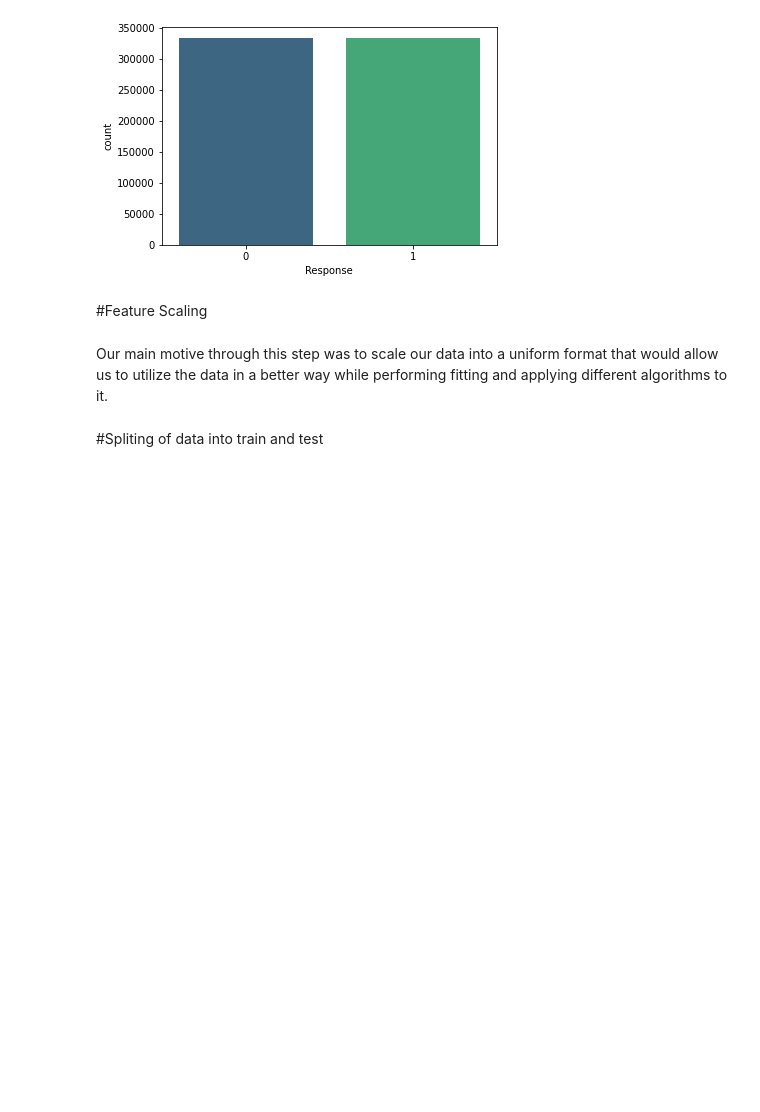
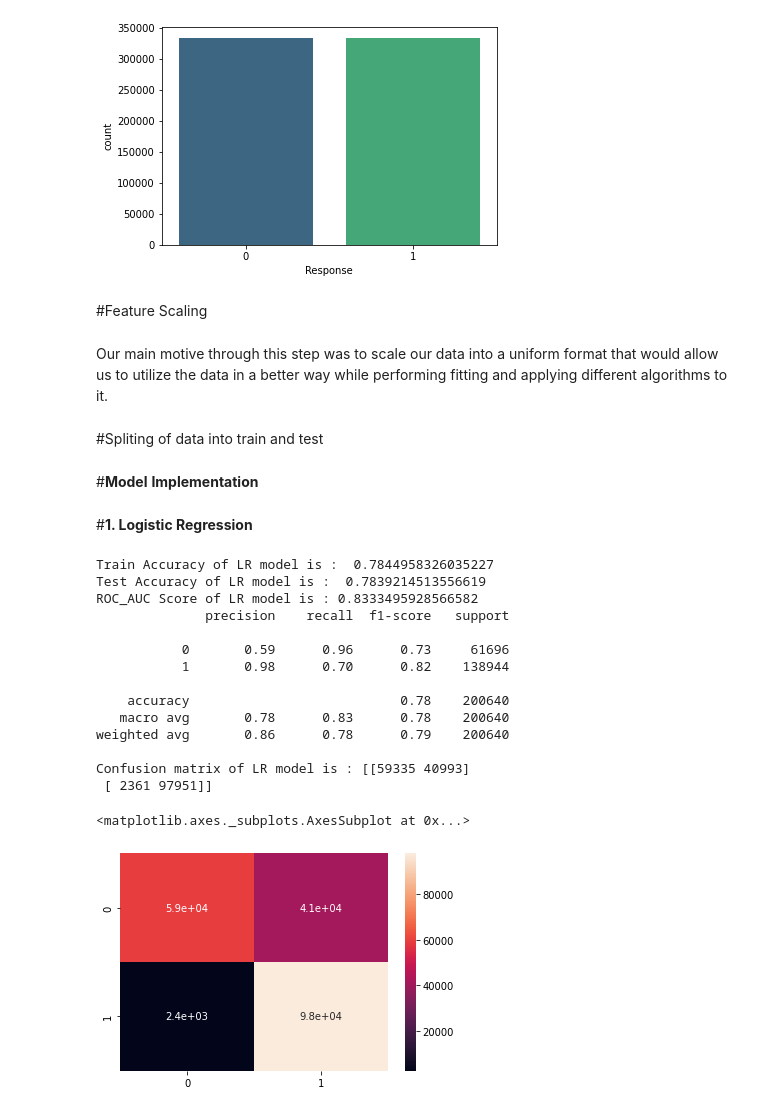
Before and after one commit to sapanapawar/Health-Insurance-Cross-Sell-Prediction, a Jupyter notebook: HEALTH_INSURANCE_CROSS_SELL_PREDICTION.ipynb, the cells around one changed output. Cells and saved outputs as stored; diff of their text form; code cells hidden in the pictures; blank space fills up the shorter version.

Commit message:
Model Implementation

```diff
--- a/HEALTH_INSURANCE_CROSS_SELL_PREDICTION.ipynb
+++ b/HEALTH_INSURANCE_CROSS_SELL_PREDICTION.ipynb
@@ -644,3 +644,49 @@ x_ros = scaler.fit_transform(x_ros)
 #Dividing the dataset into training and testing
 from sklearn.model_selection import train_test_split
 X_train, X_test, y_train, y_test = train_test_split( x_ros, y_ros , test_size = 0.3, random_state = 0)
+# %% [markdown]
+#**Model** **Implementation**
+# %% [markdown]
+#**1. Logistic Regression**
+# %%
+#Importing Logistic Regression
+from sklearn.linear_model import LogisticRegression
+
+#Fitting the model
+lr = LogisticRegression()
+lr.fit(X_train,y_train)
+
+#Prediction on test data
+y_pred1 = lr.predict(X_test)
+
+#Prediction on train data
+y_pred_train1 = lr.predict(X_train)
+
+#Model Evaluation
+#Print accuracy and Roc auc values of lr model
+print("Train Accuracy of LR model is : ", accuracy_score(y_train,y_pred_train1))
+print("Test Accuracy of LR model is : ", accuracy_score(y_test,y_pred1))
+print("ROC_AUC Score of LR model is :",roc_auc_score(y_pred1,y_test))
+print(classification_report(y_pred1,y_test))
+
+#Confusion matrix
+con_mat = confusion_matrix(y_test, y_pred1)
+print("Confusion matrix of LR model is :", confusion_matrix(y_test, y_pred1))
+sns.heatmap(con_mat,annot=True)
+# %% [output]
+Train Accuracy of LR model is :  0.7844958326035227
+Test Accuracy of LR model is :  0.7839214513556619
+ROC_AUC Score of LR model is : 0.8333495928566582
+              precision    recall  f1-score   support
+
+           0       0.59      0.96      0.73     61696
+           1       0.98      0.70      0.82    138944
+
+    accuracy                           0.78    200640
+   macro avg       0.78      0.83      0.78    200640
+weighted avg       0.86      0.78      0.79    200640
+
+Confusion matrix of LR model is : [[59335 40993]
+ [ 2361 97951]]
+<matplotlib.axes._subplots.AxesSubplot at 0x...>
+[figure, added]
```
Also changed, not shown: parts of 12 cells of this notebook.
